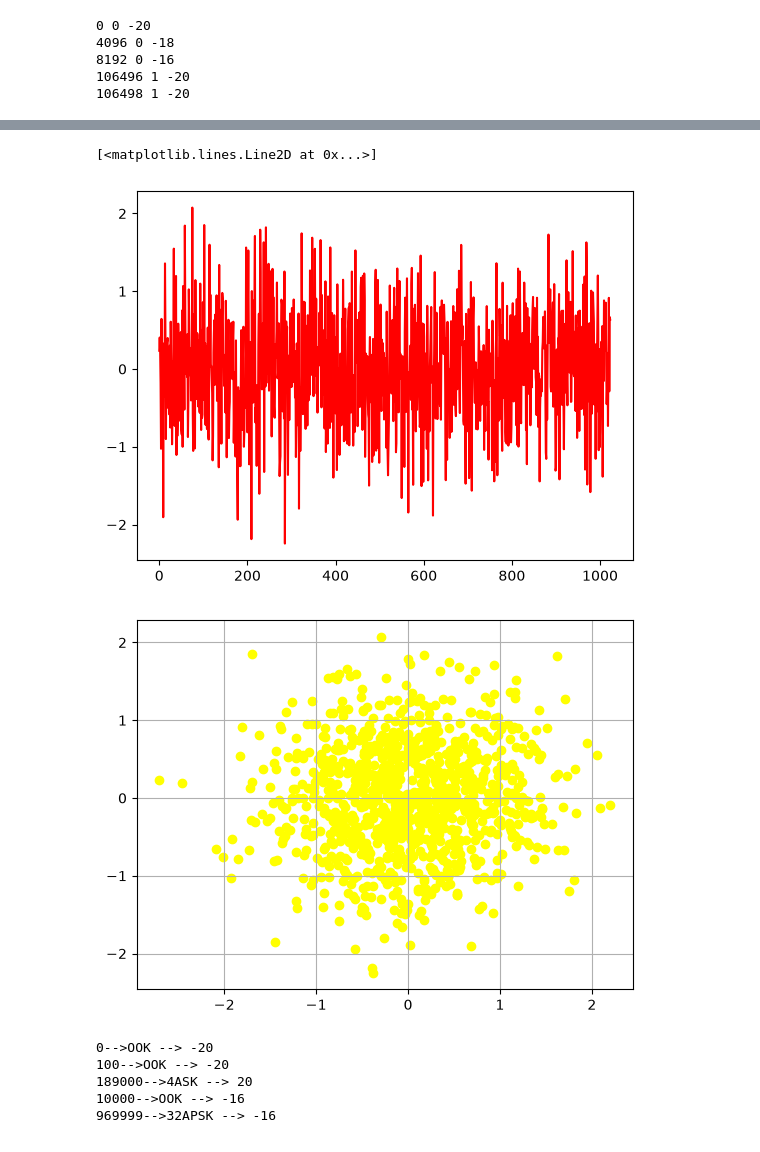
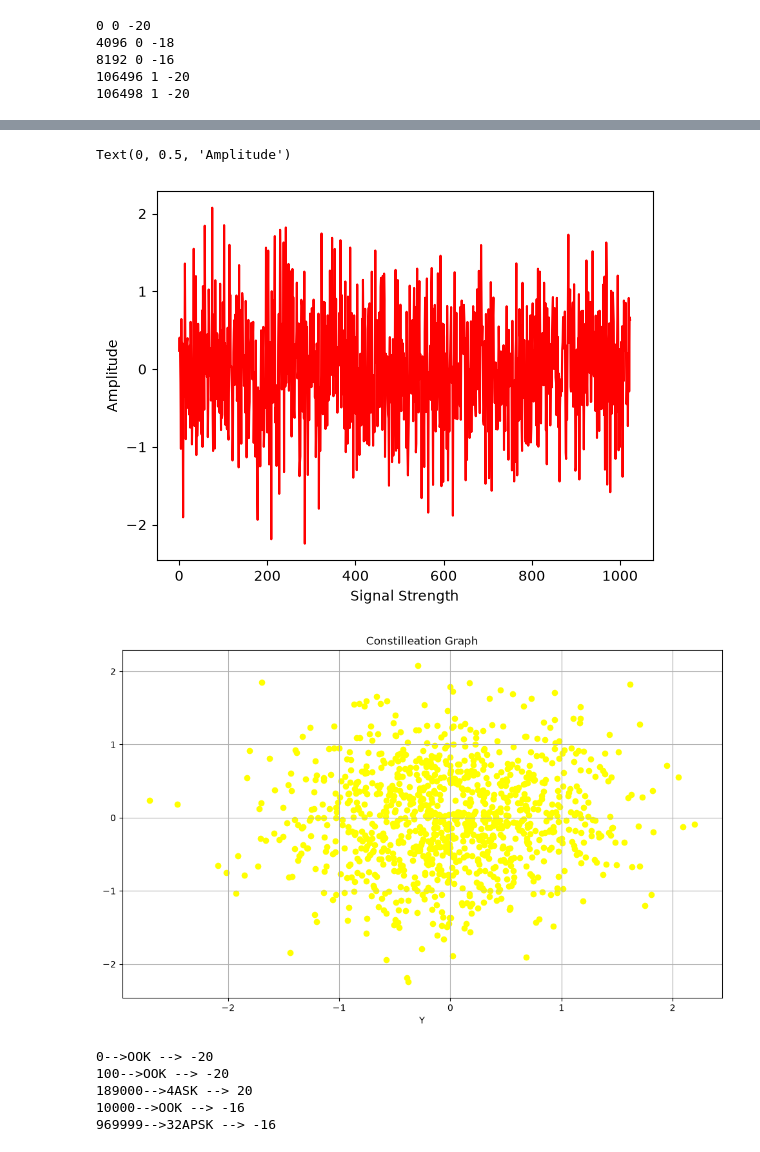
Before and after one commit to Aditya-6002/Radio-Anomly-AMC, a Jupyter notebook: Radio_Anomly_AMC'.ipynb, the cells around one changed output, grey strips where cells are left out. Cells and saved outputs as stored; diff of their text form; code cells hidden in the pictures.

```diff
--- a/Radio_Anomly_AMC'.ipynb
+++ b/Radio_Anomly_AMC'.ipynb
@@ -143,13 +145,21 @@ plt.plot(first[: , 0] , color = "blue" )
 # %%
 plt.plot( first[: ,1] , color = "red" )
+plt.xlabel("Signal Strength")
+plt.ylabel("Amplitude")
 # %% [output]
-[<matplotlib.lines.Line2D at 0x...>]
+Text(0, 0.5, 'Amplitude')
-[figure, old version]
+[figure, new version]
 # %%
+plt.figure(figsize=(12,7))
 plt.scatter(first[: , 0] , first[: ,1] , color = "yellow" )
+
+plt.xlabel("X")
+plt.xlabel("Y")
+plt.title("Constilleation Graph")
+
 plt.grid()
 # %% [output]
-[figure, old version]
+[figure, new version]
 # %%
 for i in [0,100,189000,10000,969999]:
     label = np.argmax(y[i])
```
Also changed, not shown: parts of 11 cells of this notebook.
